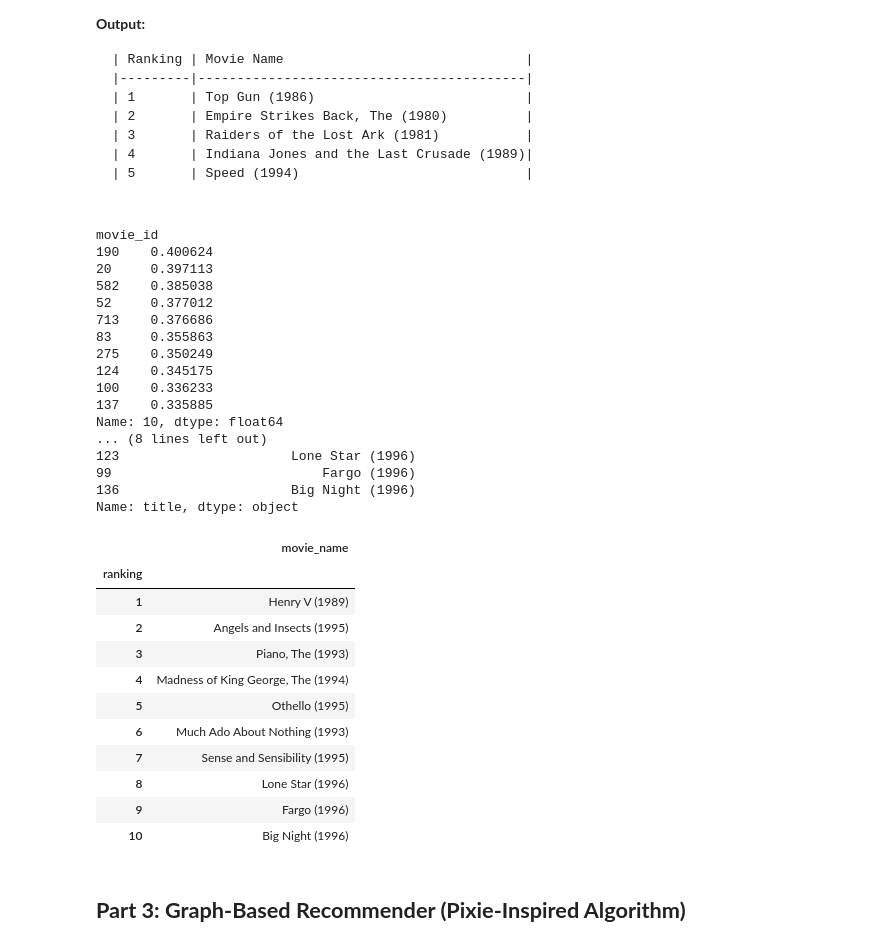
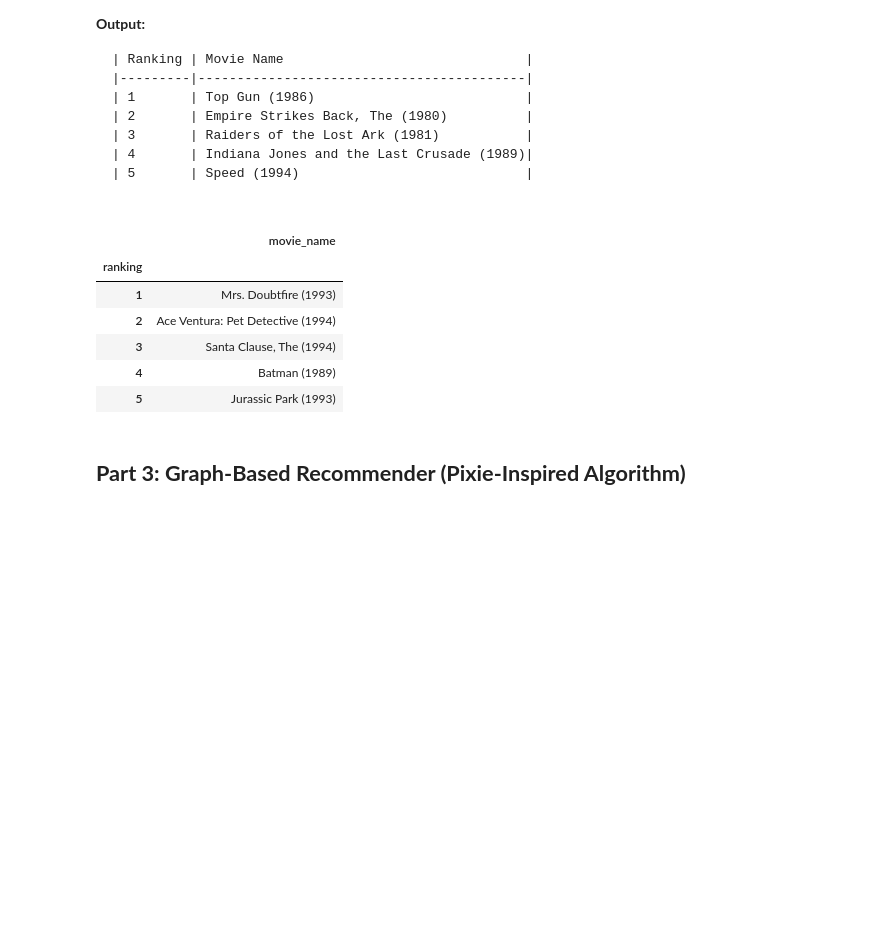
Before and after one commit to AlexanderMesa/Movie-Recommendation, a Jupyter notebook: Programming_Assignment/Programming_Assignment_1.ipynb, the cells around one changed output. Cells and saved outputs as stored; diff of their text form; code cells hidden in the pictures; blank space fills up the shorter version.

```diff
--- a/Programming_Assignment/Programming_Assignment_1.ipynb
+++ b/Programming_Assignment/Programming_Assignment_1.ipynb
@@ -579,62 +578,40 @@ from sklearn.metrics.pairwise import cosine_similarity
 item_similarity = cosine_similarity(user_movie_matrix.T.fillna(0))
 # Movie similarity difference table
 item_sim_df = pd.DataFrame(item_similarity, index=user_movie_matrix.columns, columns=user_movie_matrix.columns)
 
 def recommend_movies(movie_name, num=5):
     # item_id corresponding to movie_name (if movie is not in movies.csv table, throw an exception that stops the function)
     try:
         item_id = movies.loc[movies['title'].isin([movie_name])].index[0] + 1
     except:
         print("That movies is not in the movies.csv table")
         return
 
     # Get and sort the similarity movie scores for movie_id sorted by most similarity
     item_id_sim_scores = item_sim_df.loc[:, item_id].sort_values(ascending=False)
     # Gets the top num most similar movies (exclude movie_name itself)
     sim_items = item_id_sim_scores.iloc[1:(num+1)]
-    print(sim_items)
+    #print(sim_items)
     # Map Movie IDs to Movie Names then get movie names
     movie_map = movies.loc[sim_items.index-1,['title']]
     movie_names = movie_map['title']
 
     result_df = pd.DataFrame({
         'ranking': range(1, num+1),
         'movie_name': movie_names
     })
     result_df.set_index('ranking', inplace=True)
     return result_df
 
-recommend_movies("Richard III (1995)", 10)
+recommend_movies("Home Alone (1990)", 5)
 # %% [output]
-movie_id
-190    0.400624
-20     0.397113
-582    0.385038
-52     0.377012
-713    0.376686
-83     0.355863
-275    0.350249
-124    0.345175
-100    0.336233
-137    0.335885
-Name: 10, dtype: float64
-... (8 lines left out)
-123                      Lone Star (1996)
-99                           Fargo (1996)
-136                      Big Night (1996)
-Name: title, dtype: object
 |  | movie_name |
 | ranking |  |
-| 1 | Henry V (1989) |
-| 2 | Angels and Insects (1995) |
-| 3 | Piano, The (1993) |
-| 4 | Madness of King George, The (1994) |
-| 5 | Othello (1995) |
-| 6 | Much Ado About Nothing (1993) |
-| 7 | Sense and Sensibility (1995) |
-| 8 | Lone Star (1996) |
-| 9 | Fargo (1996) |
-| 10 | Big Night (1996) |
+| 1 | Mrs. Doubtfire (1993) |
+| 2 | Ace Ventura: Pet Detective (1994) |
+| 3 | Santa Clause, The (1994) |
+| 4 | Batman (1989) |
+| 5 | Jurassic Park (1993) |
 # %% [markdown]
 ## **Part 3: Graph-Based Recommender (Pixie-Inspired Algorithm)**
 # %% [markdown]
```
Also changed, not shown: parts of 2 cells of this notebook, 2 other files.
